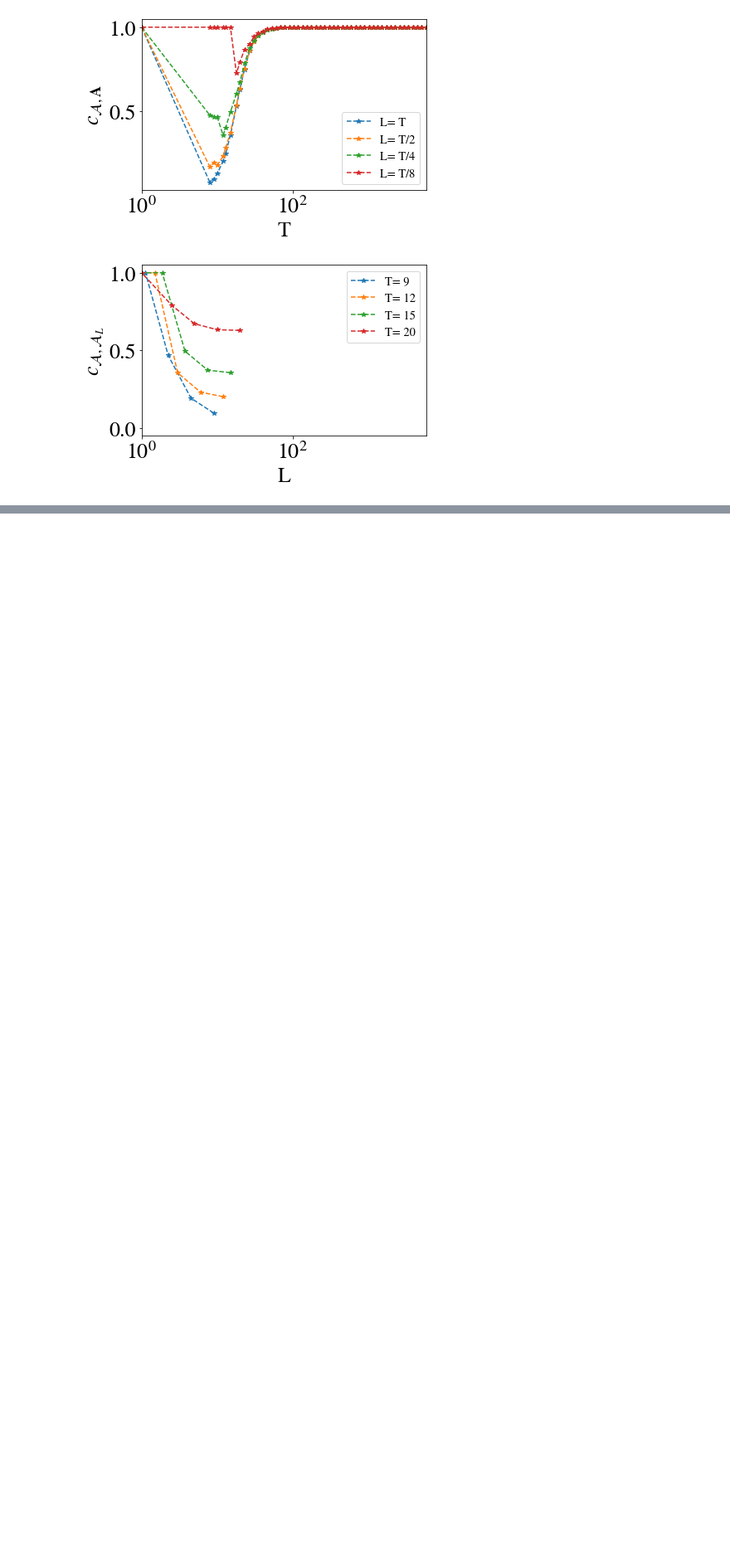
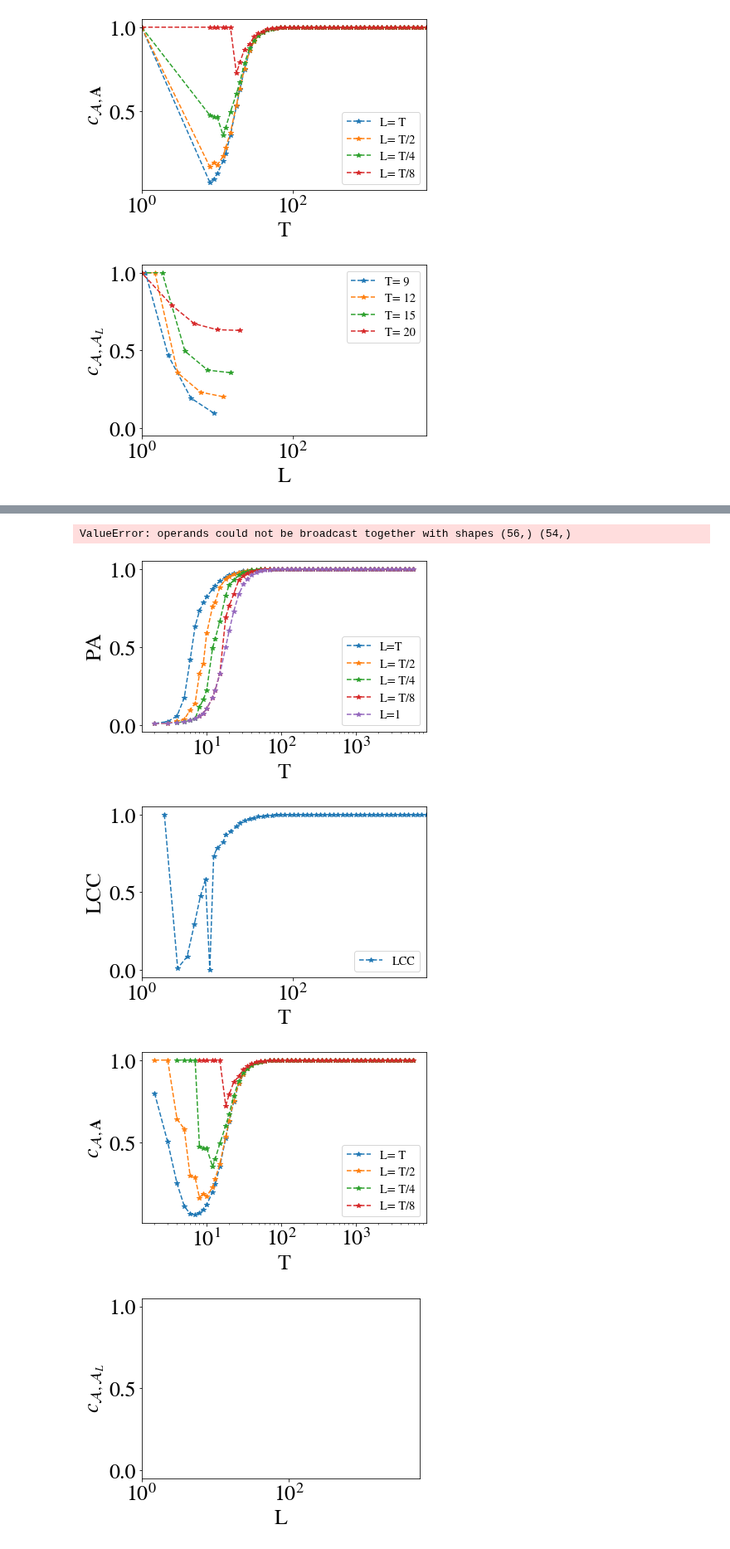
Before and after one commit to saemeon/SubTempNet, a Jupyter notebook: Simulations Empirical Temporal Networks.ipynb, the cells around one changed output, grey strips where cells are left out. Shown at 83% size. Saved outputs shown, nothing was run; the diff lists cells and outputs as text; code cells hidden in the pictures; blank space fills up the shorter version.

```diff
--- a/Simulations Empirical Temporal Networks.ipynb
+++ b/Simulations Empirical Temporal Networks.ipynb
@@ -96,0 +99,11 @@ STN.plot_cA0AL(2,4,6,8)
+# %%
+STN.plot_PA(normalize=True, LCC = False)
+STN.plot_LCC(normalize=True, ACC = False)
+STN.plot_cA0AT()
+STN.plot_cA0AL(2,4,6,8)
+# %% [output]
+ValueError: operands could not be broadcast together with shapes (56,) (54,)
+[figure, added]
+[figure, added]
+[figure, added]
+[figure, added]
```
Also changed, not shown: parts of 5 cells of this notebook, 1 other file.
